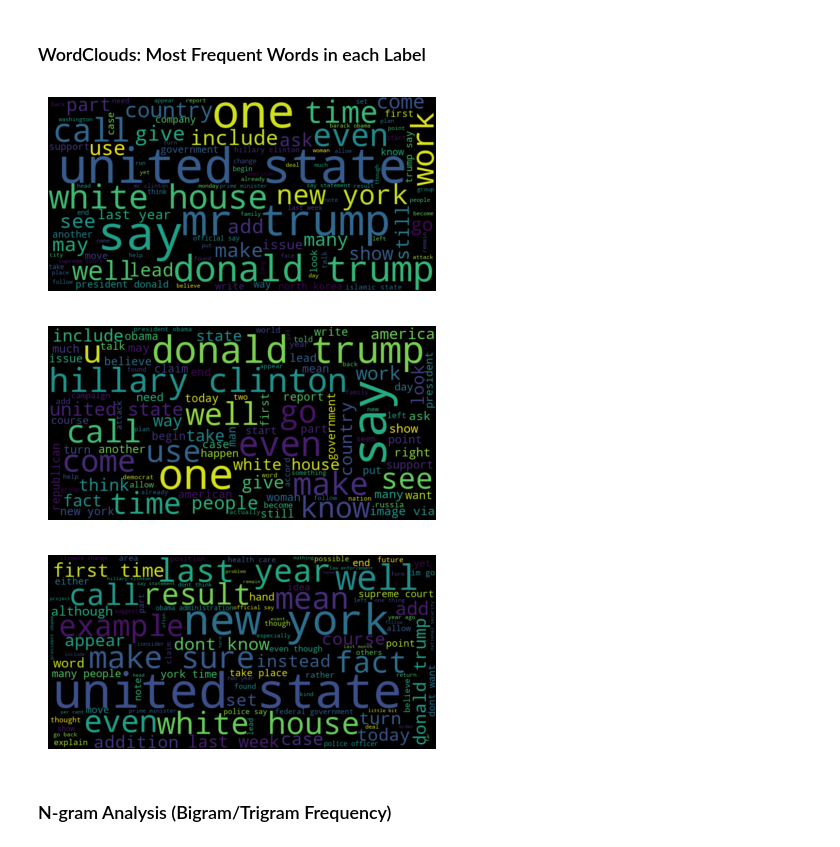
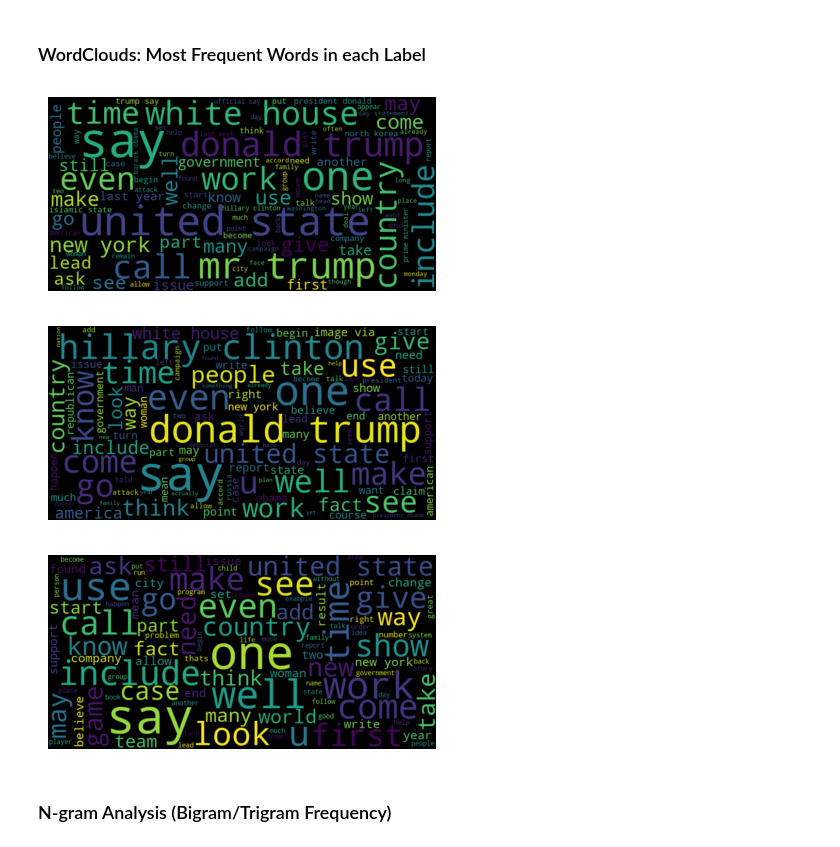
Before and after one commit to yasmine-11/FP-Fake-News-Detection, a Jupyter notebook: Fake-News-Detection.ipynb, the cells around one changed output. Saved outputs shown, nothing was run; the diff lists cells and outputs as text; code cells hidden in the pictures.

```diff
--- a/Fake-News-Detection.ipynb
+++ b/Fake-News-Detection.ipynb
@@ -574,7 +397,7 @@ The GPT-2 output dataset is about 250000 values which needs to be downsamlped to
 - No Need for Resampling: Since your dataset is already balanced, you don't need techniques like oversampling (SMOTE) or undersampling.
 # %%
 # Merge datasets
-merged_df = pd.concat([gpt2_df, liar_df, welfake_df])
+merged_df = pd.concat([gpt2_df, welfake_df])
 # %%
 merged_df.head()
 # %% [output]
@@ -735,7 +558,7 @@ plt.show()
 # %%
 from wordcloud import WordCloud
 
-wordcloud_text = ''.join(merged_df[merged_df['label']=='fake']['text'])
+wordcloud_text = ''.join(balanced_df[balanced_df['label']=='fake']['text'])
 # Create the word cloud
 wordcloud = WordCloud(max_font_size=100, max_words=100, width=800, height=400, background_color='black').generate(wordcloud_text)
 
@@ -745,9 +568,9 @@ plt.imshow(wordcloud, interpolation='bilinear')
 plt.axis('off')
 plt.show()
 # %% [output]
-[figure, old version]
+[figure, new version]
 # %%
-wordcloud_text = ''.join(merged_df[merged_df['label']=='real']['text'])
+wordcloud_text = ''.join(balanced_df[balanced_df['label']=='real']['text'])
 # Create the word cloud
 wordcloud = WordCloud(max_font_size=100, max_words=100, width=800, height=400, background_color='black').generate(wordcloud_text)
 
@@ -757,19 +580,19 @@ plt.imshow(wordcloud, interpolation='bilinear')
 plt.axis('off')
 plt.show()
 # %% [output]
-[figure, old version]
+[figure, new version]
 # %%
-wordcloud_text = ''.join(merged_df[merged_df['label']=='AI-generated']['text'])
+wordcloud_text = ''.join(balanced_df[balanced_df['label']=='AI-generated']['text'])
 # Create the word cloud
 wordcloud = WordCloud(max_font_size=100, max_words=100, width=800, height=400, background_color='black').generate(wordcloud_text)
 
 # Display the word cloud
 plt.figure(figsize=(5, 5))
 plt.imshow(wordcloud, interpolation='bilinear')
 plt.axis('off')
 plt.show()
 # %% [output]
-[figure, old version]
+[figure, new version]
 # %% [markdown]
 ### N-gram Analysis (Bigram/Trigram Frequency)
 # %%
```
Also changed, not shown: parts of 51 cells of this notebook.
